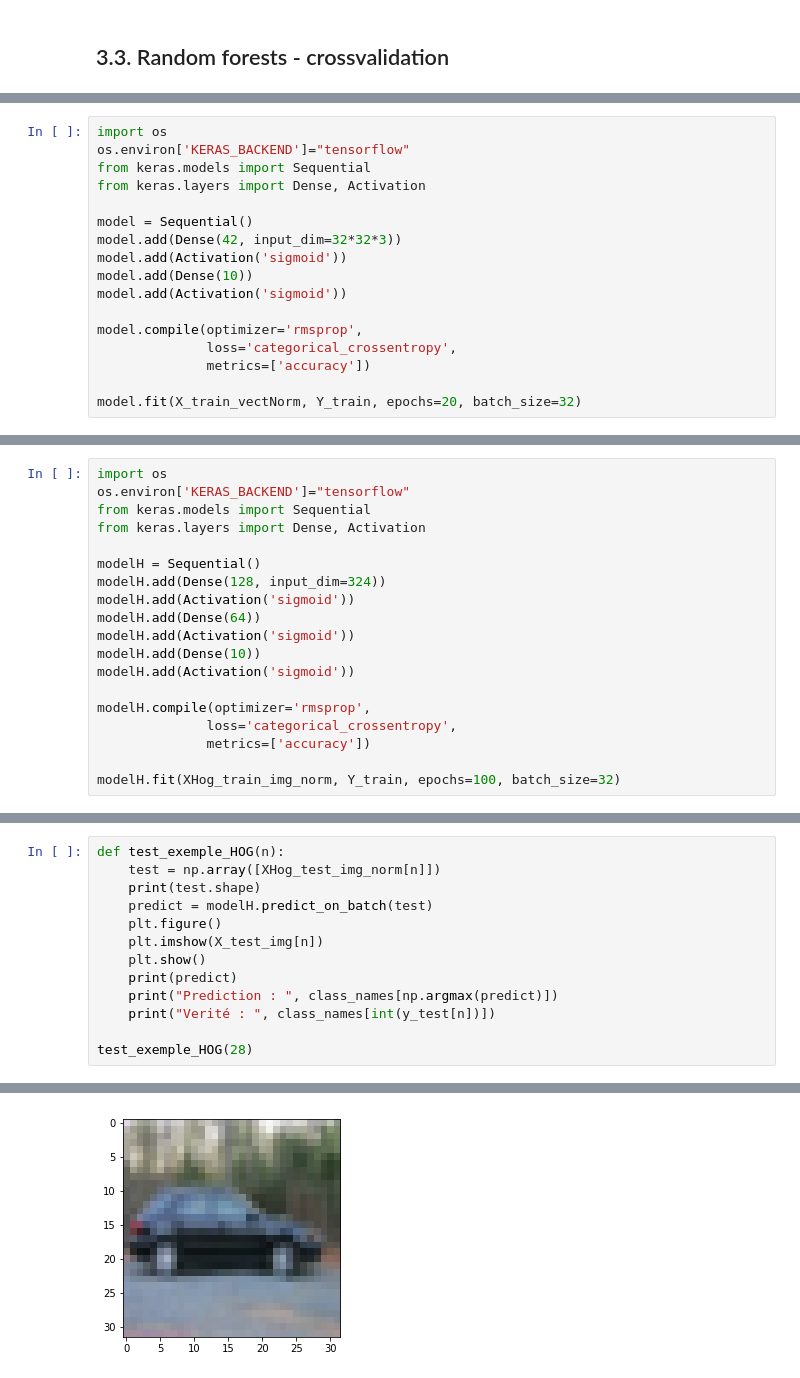
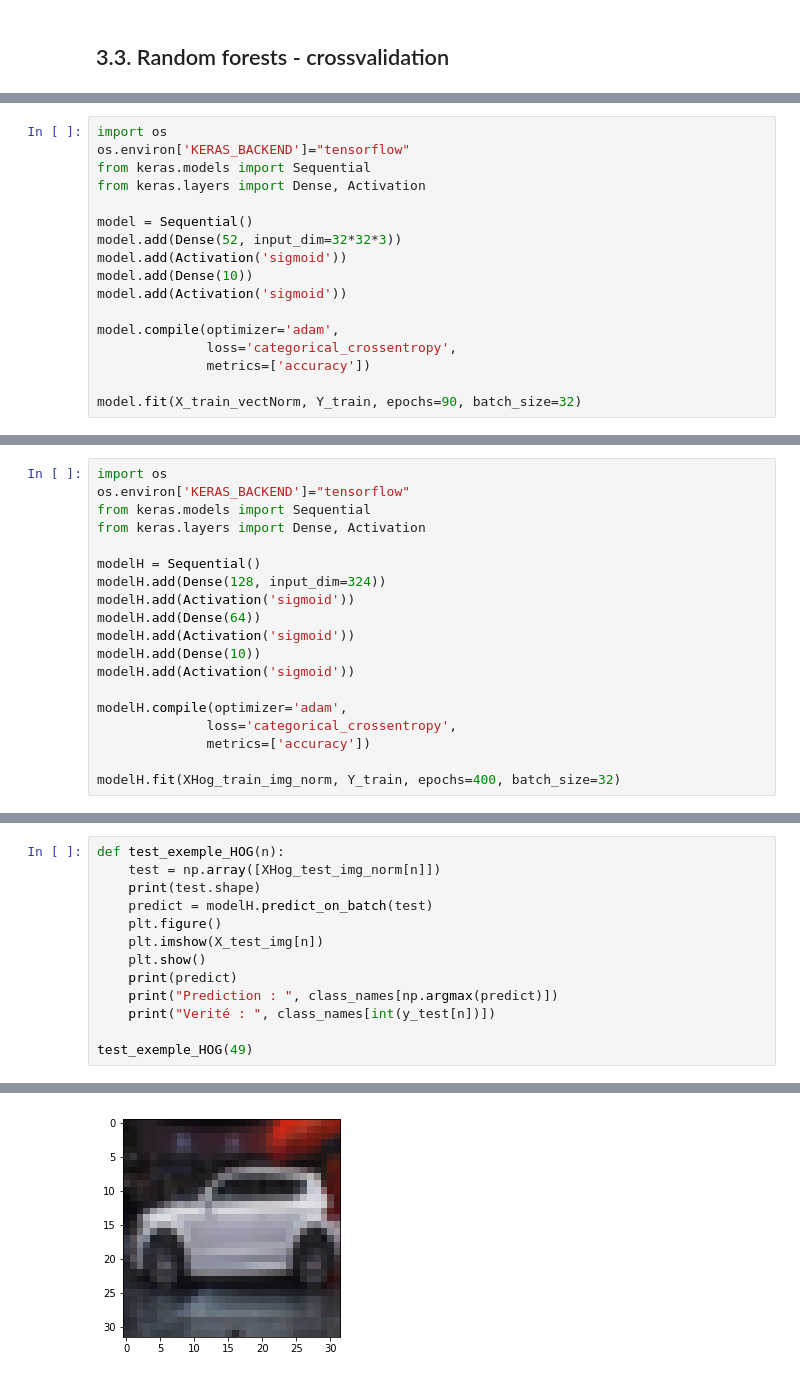
Before and after one commit to gregoiredgt/Mini_projet, a Jupyter notebook: cifar10_notebook.ipynb, the cells around one changed output, grey strips where cells are left out. Saved outputs shown, nothing was run; the diff lists cells and outputs as text.

```diff
--- a/cifar10_notebook.ipynb
+++ b/cifar10_notebook.ipynb
@@ -396,14 +424,14 @@ from keras.models import Sequential
 from keras.layers import Dense, Activation
 
 model = Sequential()
-model.add(Dense(42, input_dim=32*32*3))
+model.add(Dense(52, input_dim=32*32*3))
 model.add(Activation('sigmoid'))
 model.add(Dense(10))
 model.add(Activation('sigmoid'))
 
-model.compile(optimizer='rmsprop',
+model.compile(optimizer='adam',
               loss='categorical_crossentropy',
               metrics=['accuracy'])
 
-model.fit(X_train_vectNorm, Y_train, epochs=20, batch_size=32)
+model.fit(X_train_vectNorm, Y_train, epochs=90, batch_size=32)
 # %% [output]
@@ -503,9 +531,9 @@ modelH.add(Activation('sigmoid'))
 modelH.add(Dense(10))
 modelH.add(Activation('sigmoid'))
 
-modelH.compile(optimizer='rmsprop',
+modelH.compile(optimizer='adam',
               loss='categorical_crossentropy',
               metrics=['accuracy'])
 
-modelH.fit(XHog_train_img_norm, Y_train, epochs=100, batch_size=32)
+modelH.fit(XHog_train_img_norm, Y_train, epochs=400, batch_size=32)
 # %% [output]
@@ -566,16 +594,16 @@ Normalized confusion matrix
 # %%
 def test_exemple_HOG(n):
     test = np.array([XHog_test_img_norm[n]])
     print(test.shape)
     predict = modelH.predict_on_batch(test)
     plt.figure()
     plt.imshow(X_test_img[n])
     plt.show()
     print(predict)
     print("Prediction : ", class_names[np.argmax(predict)])
     print("Verité : ", class_names[int(y_test[n])])
 
-test_exemple_HOG(28)
+test_exemple_HOG(49)
 # %% [output]
 (1, 324)
-[figure, old version]
+[figure, new version]
```
Also changed, not shown: parts of 24 cells of this notebook.
